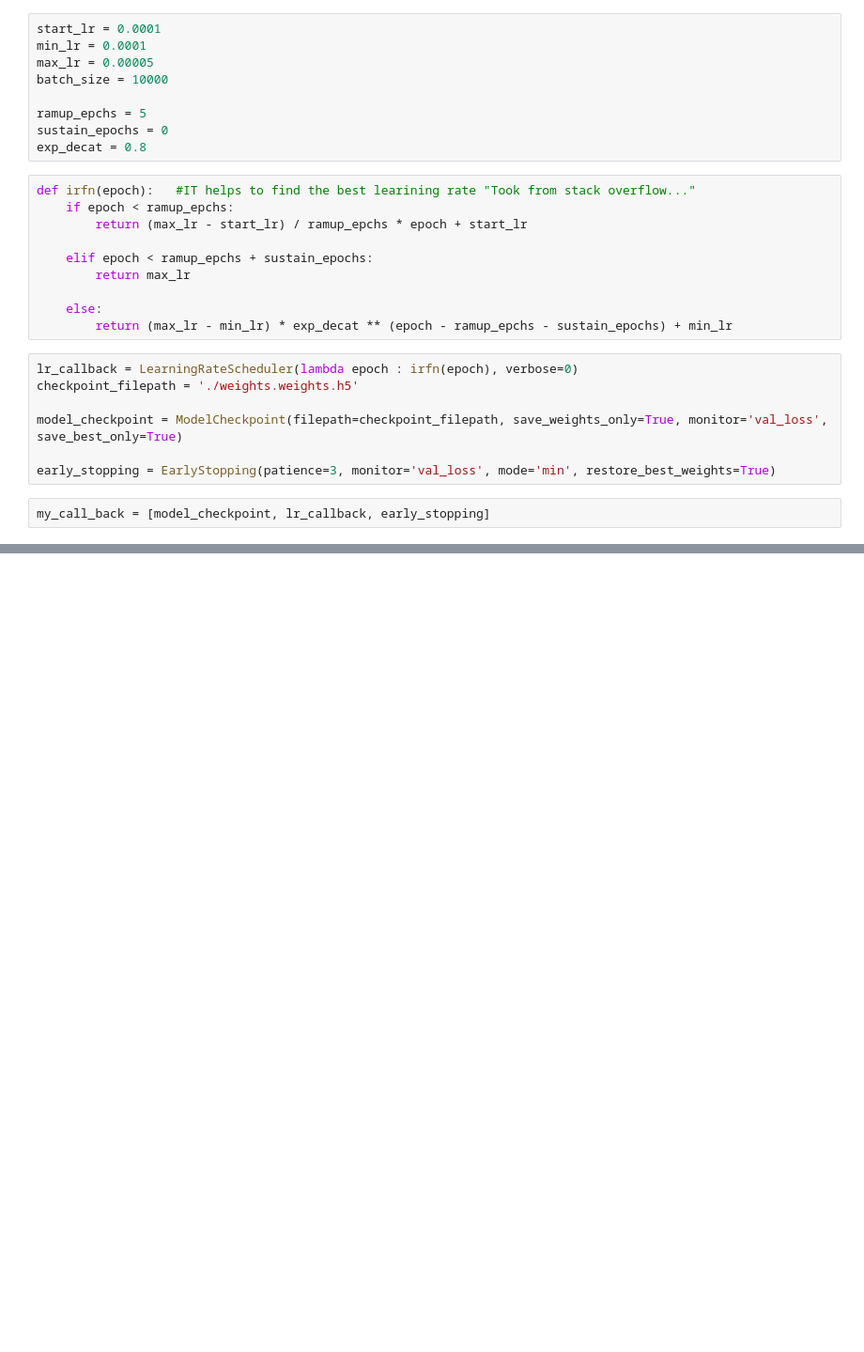
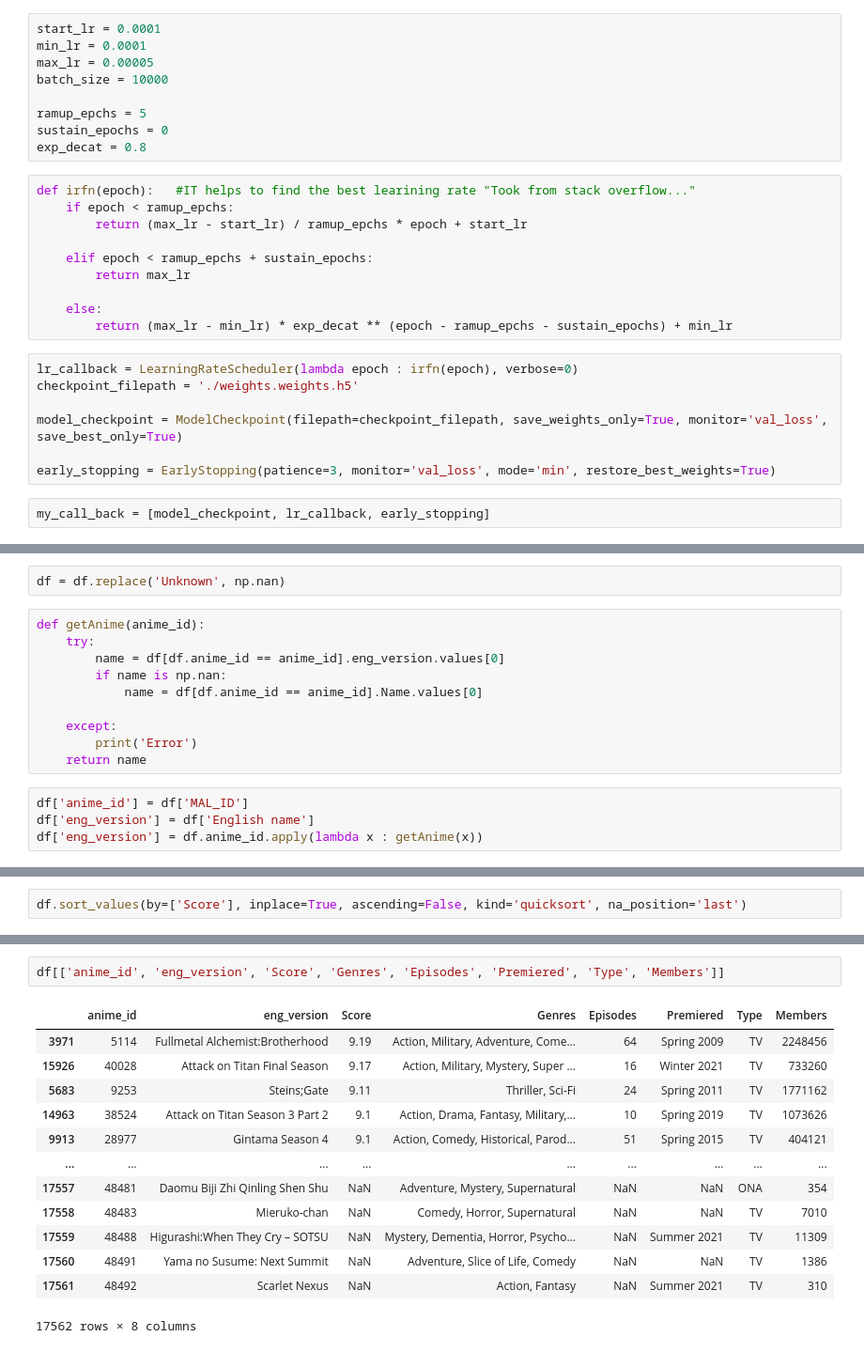
Before and after one commit to HareeshDaxton/Hybrid_Anime_Recommender_System, a Jupyter notebook: notebook/anime.ipynb, the cells around one changed output, grey strips where cells are left out. Shown at 94% size. Cells and saved outputs as stored; diff of their text form; blank space fills up the shorter version.

```diff
--- a/notebook/anime.ipynb
+++ b/notebook/anime.ipynb
@@ -310,0 +360,16 @@ KeyboardInterrupt:
+# %%
+df = df.replace('Unknown', np.nan)
+# %%
+def getAnime(anime_id):
+    try:
+        name = df[df.anime_id == anime_id].eng_version.values[0]
+        if name is np.nan:
+            name = df[df.anime_id == anime_id].Name.values[0]
+
+    except:
+        print('Error')
+    return name
+# %%
+df['anime_id'] = df['MAL_ID']
+df['eng_version'] = df['English name']
+df['eng_version'] = df.anime_id.apply(lambda x : getAnime(x))
@@ -310,0 +387,2 @@ KeyboardInterrupt:
+# %%
+df.sort_values(by=['Score'], inplace=True, ascending=False, kind='quicksort', na_position='last')
@@ -310,0 +409,16 @@ KeyboardInterrupt:
+# %%
+df[['anime_id', 'eng_version', 'Score', 'Genres', 'Episodes', 'Premiered', 'Type', 'Members']]
+# %% [output]
+|  | anime_id | eng_version | Score | Genres | Episodes | Premiered | Type | Members |
+| 3971 | 5114 | Fullmetal Alchemist:Brotherhood | 9.19 | Action, Military, Adventure, Come... | 64 | Spring 2009 | TV | 2248456 |
+| 15926 | 40028 | Attack on Titan Final Season | 9.17 | Action, Military, Mystery, Super ... | 16 | Winter 2021 | TV | 733260 |
+| 5683 | 9253 | Steins;Gate | 9.11 | Thriller, Sci-Fi | 24 | Spring 2011 | TV | 1771162 |
+| 14963 | 38524 | Attack on Titan Season 3 Part 2 | 9.1 | Action, Drama, Fantasy, Military,... | 10 | Spring 2019 | TV | 1073626 |
+| 9913 | 28977 | Gintama Season 4 | 9.1 | Action, Comedy, Historical, Parod... | 51 | Spring 2015 | TV | 404121 |
+| ... | ... | ... | ... | ... | ... | ... | ... | ... |
+| 17557 | 48481 | Daomu Biji Zhi Qinling Shen Shu | NaN | Adventure, Mystery, Supernatural | NaN | NaN | ONA | 354 |
+| 17558 | 48483 | Mieruko-chan | NaN | Comedy, Horror, Supernatural | NaN | NaN | TV | 7010 |
+| 17559 | 48488 | Higurashi:When They Cry – SOTSU | NaN | Mystery, Dementia, Horror, Psycho... | NaN | Summer 2021 | TV | 11309 |
+| 17560 | 48491 | Yama no Susume: Next Summit | NaN | Adventure, Slice of Life, Comedy | NaN | NaN | TV | 1386 |
+| 17561 | 48492 | Scarlet Nexus | NaN | Action, Fantasy | NaN | Summer 2021 | TV | 310 |
+17562 rows × 8 columns
```
Also changed, not shown: parts of 26 cells of this notebook, 2 other files.
